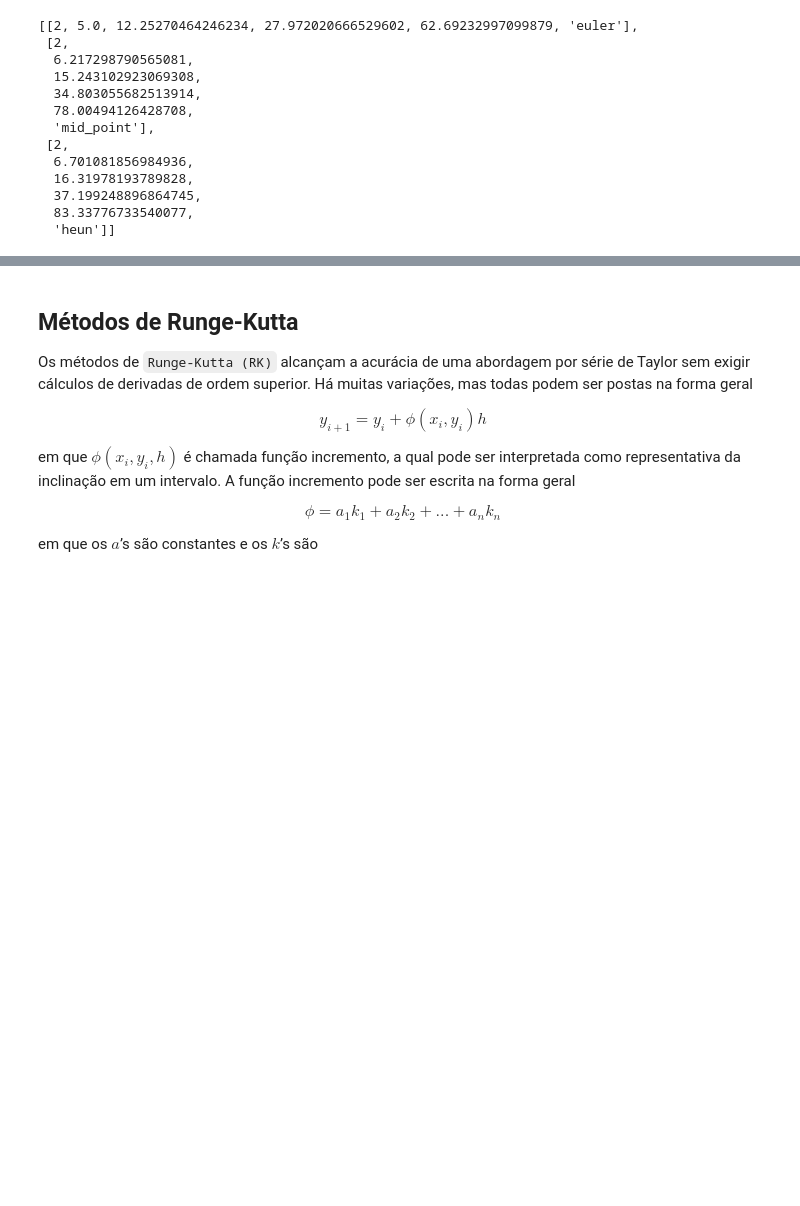
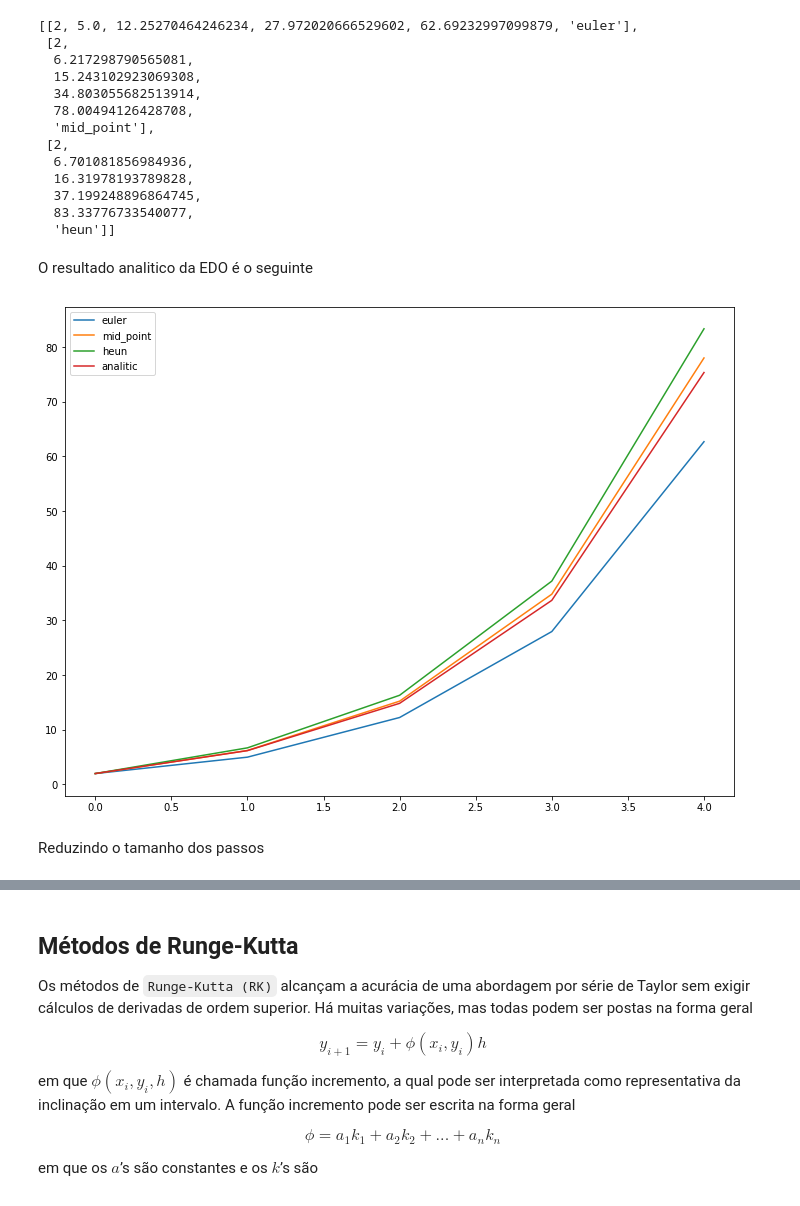
Before and after one commit to vnikoofard/numerical_methods_using_python, a Jupyter notebook: 9- EDO.ipynb, the cells around one changed output, grey strips where cells are left out. Cells and saved outputs as stored; diff of their text form; code cells hidden in the pictures; blank space fills up the shorter version.

```diff
--- a/9- EDO.ipynb
+++ b/9- EDO.ipynb
@@ -151,4 +154,4 @@ O método do ponto médio é superior ao método de Euler porque utiliza uma est
 # %%
 def mid_point(func, xi, yi, h):
     yi12 = yi + func(xi, yi)*(h/2)
-    return yi + func(xi + (h/2), yi12)
+    return yi + func(xi + (h/2), yi12) * h
@@ -186,8 +187,7 @@ def compare(func, x0, y0, xf, h, methods= 'all', n=1):
 
         return xs, ys_final
 # %%
-
-res = compare(func, x0, y0, 4, 1)
+res = compare(func, 0, 2, 4, 1)
 # %%
 res[1]
 # %% [output]
@@ -204,6 +204,10 @@ res[1]
   37.199248896864745,
   83.33776733540077,
   'heun']]
+# %% [markdown]
+O resultado analitico da EDO é o seguinte
+# %%
+y_analitic = lambda x: (4/1.3) * (np.exp(0.8*x) - np.exp(-0.5*x)) + 2 * np.exp(-0.5*x)
 # %%
 fig = go.Figure()
 
@@ -213 +218,15 @@ for y in res[1]:
 fig.show()
+# %%
+plt.figure(figsize=(12,9))
+
+for y in res[1]:
+    plt.plot(res[0], y[:-1], label=y[-1] )
+
+y_exact = list(map(y_analitic, res[0]))
+plt.plot(res[0], y_exact, label='analitic')
+plt.legend()
+plt.show()
+# %% [output]
+[figure, added]
+# %% [markdown]
+Reduzindo o tamanho dos passos
```
Also changed, not shown: parts of 6 cells of this notebook.
